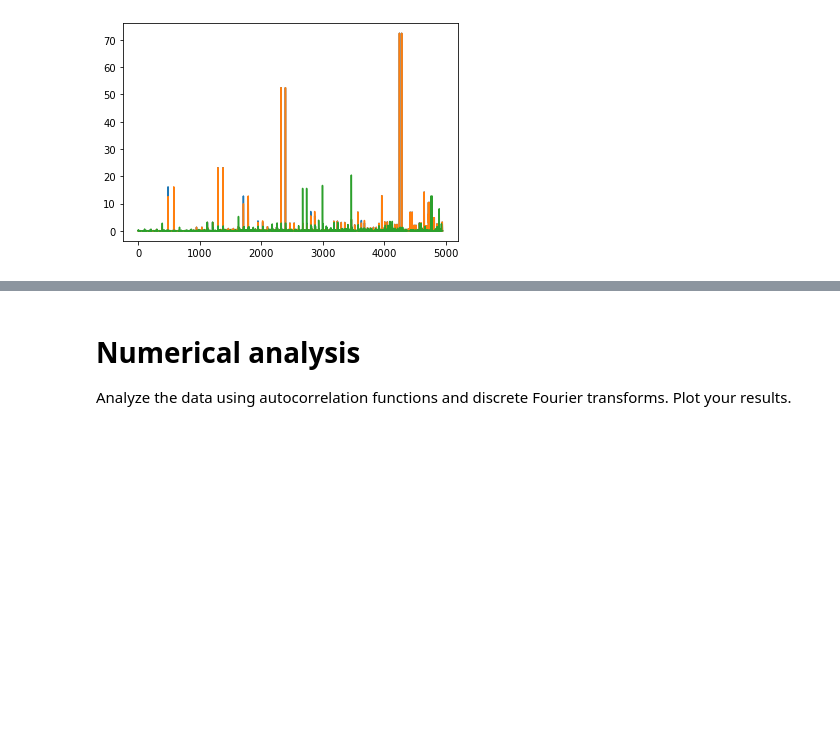
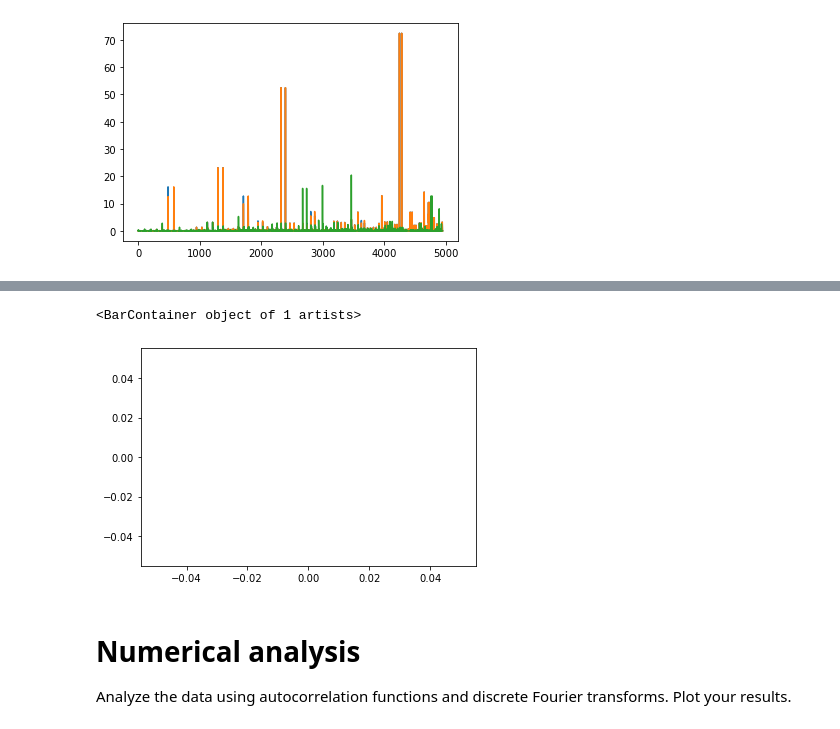
Before and after one commit to jagg01/my-repo2, a Jupyter notebook: src/notebook_unit1.ipynb, the cells around one changed output, grey strips where cells are left out. Drawn from its saved outputs; the diff is of its cells as text; code cells hidden in the pictures; blank space fills up the shorter version.

```diff
--- a/src/notebook_unit1.ipynb
+++ b/src/notebook_unit1.ipynb
@@ -256,3 +228,12 @@ plt.plot(f1,df_67)
+# %%
+# plot the result and save to a .pdf
+
+plt.bar(0,df1_23)
+plt.bar(1,df1_45)
+plt.bar(2,df1_67)
+# %% [output]
+<BarContainer object of 1 artists>
+[figure, added]
 # %%
 # print the result to a file
 # %% [markdown]
```
Also changed, not shown: parts of 9 cells of this notebook.
